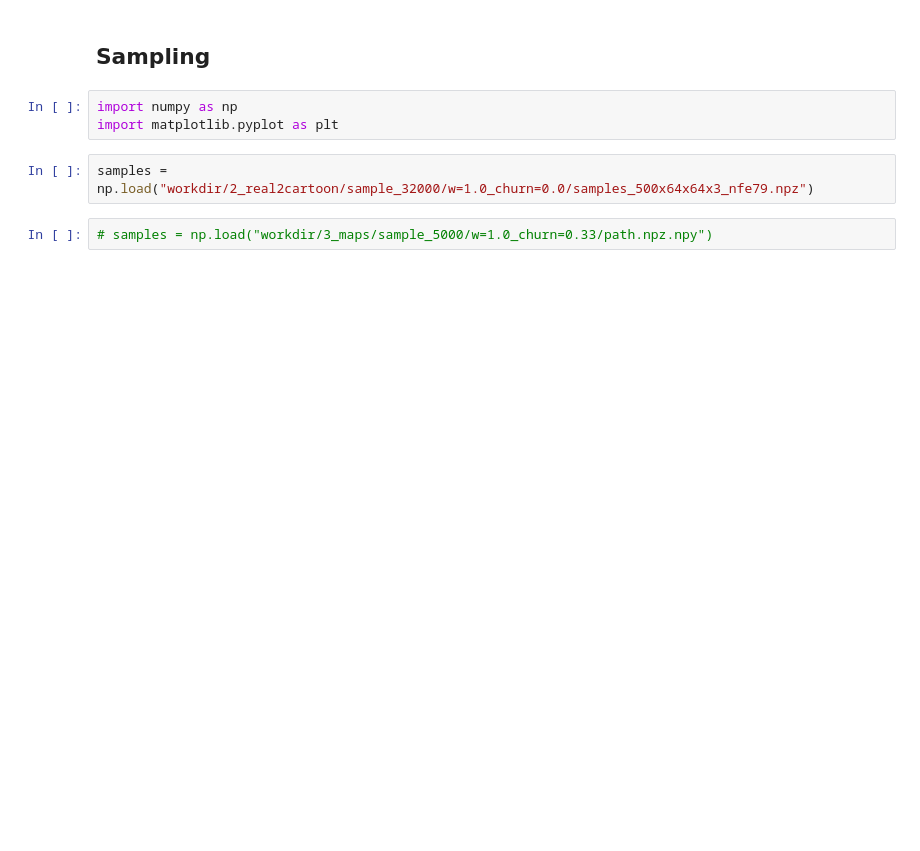
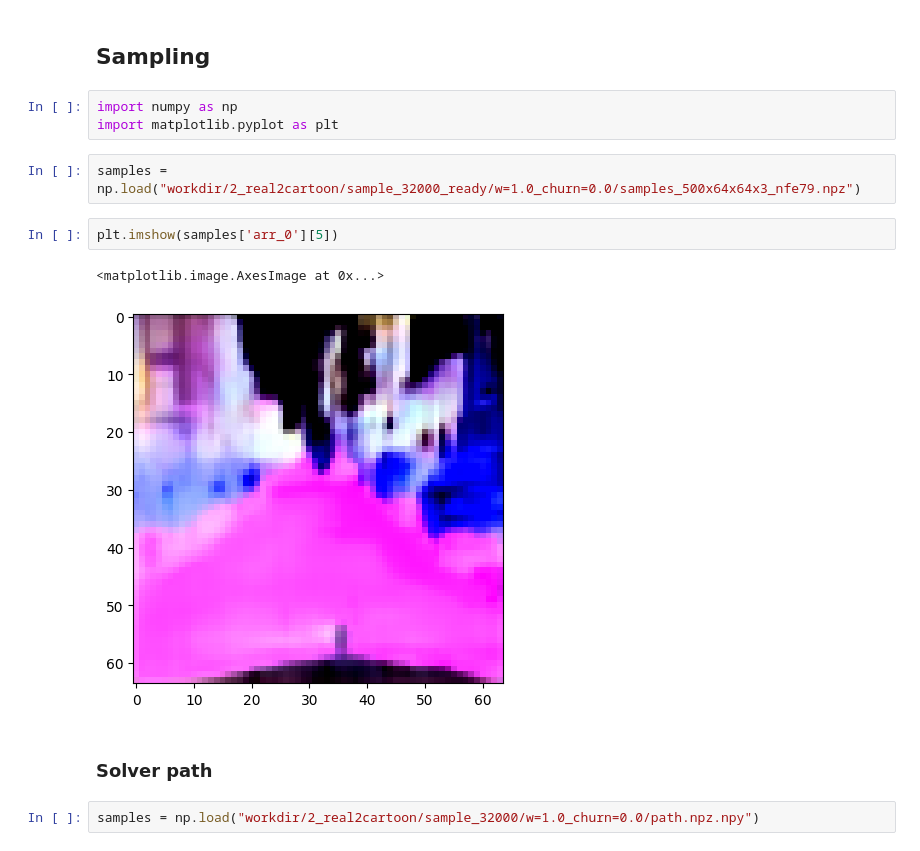
Before and after one commit to makriot/ddbm, a Jupyter notebook: ddbm.ipynb, the cells around one changed output. Drawn from its saved outputs; the diff is of its cells as text; blank space fills up the shorter version.

```diff
--- a/ddbm.ipynb
+++ b/ddbm.ipynb
@@ -224,6 +26,13 @@ train(args)
 import numpy as np
 import matplotlib.pyplot as plt
 # %%
-samples = np.load("workdir/2_real2cartoon/sample_32000/w=1.0_churn=0.0/samples_500x64x64x3_nfe79.npz")
+samples = np.load("workdir/2_real2cartoon/sample_32000_ready/w=1.0_churn=0.0/samples_500x64x64x3_nfe79.npz")
+# %%
+plt.imshow(samples['arr_0'][5])
+# %% [output]
+<matplotlib.image.AxesImage at 0x...>
+[figure, added]
+# %% [markdown]
+### Solver path
 # %%
-# samples = np.load("workdir/3_maps/sample_5000/w=1.0_churn=0.33/path.npz.npy")
+samples = np.load("workdir/2_real2cartoon/sample_32000/w=1.0_churn=0.0/path.npz.npy")
```
Also changed, not shown: parts of 12 cells of this notebook, 12 other files.
